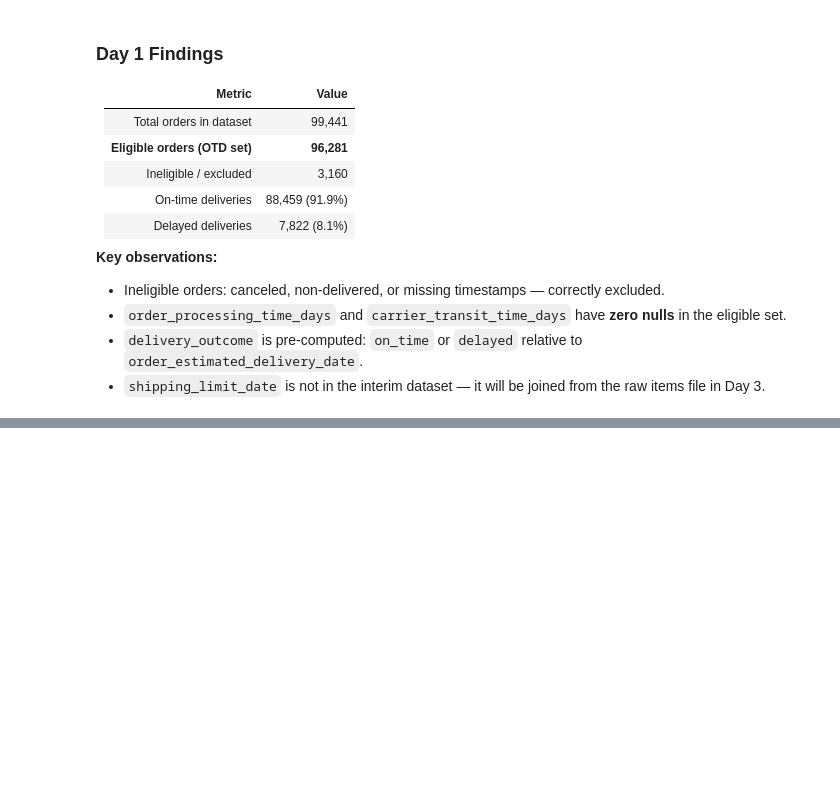
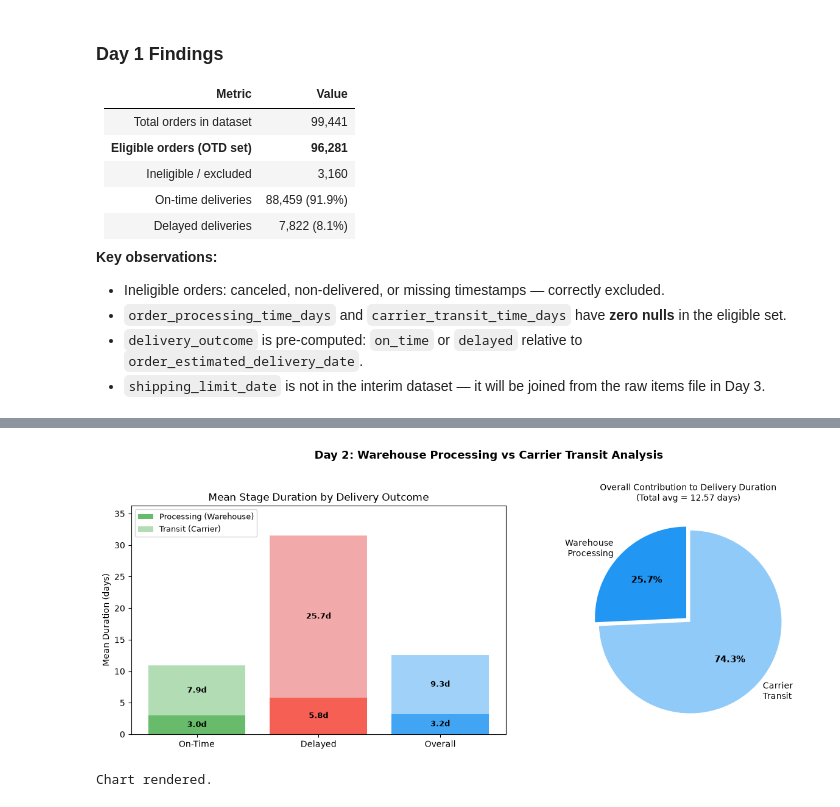
Before and after one commit to dog098263-ui/ecommerce-delivery-logistics-analysis, a Jupyter notebook: notebooks/02_carrier_analysis.ipynb, the cells around one changed output, grey strips where cells are left out. Drawn from its saved outputs; the diff is of its cells as text; code cells hidden in the pictures; blank space fills up the shorter version.

Commit message:
feat: analyze warehouse processing and carrier transit

```diff
--- a/notebooks/02_carrier_analysis.ipynb
+++ b/notebooks/02_carrier_analysis.ipynb
@@ -467,0 +535,70 @@ On-time delivery rate: 91.9%
+# %%
+# --- Visualization: Processing vs Transit contribution ---
+fig, axes = plt.subplots(1, 2, figsize=(13, 5))
+fig.suptitle('Day 2: Warehouse Processing vs Carrier Transit Analysis',
+             fontsize=13, fontweight='bold', y=1.01)
+
+# ── Plot 1: Stacked bar — mean stage durations by outcome ──────────────────
+ax1 = axes[0]
+outcomes  = ['on_time', 'delayed', 'overall']
+labels    = ['On-Time', 'Delayed', 'Overall']
+colors_p  = ['#4CAF50', '#F44336', '#2196F3']
+colors_t  = ['#A5D6A7', '#EF9A9A', '#90CAF9']
+
+proc_vals  = [
+    valid[valid['delivery_outcome']=='on_time']['processing_days'].mean(),
+    valid[valid['delivery_outcome']=='delayed']['processing_days'].mean(),
+    valid['processing_days'].mean()
+]
+tran_vals  = [
+    valid[valid['delivery_outcome']=='on_time']['transit_days'].mean(),
+    valid[valid['delivery_outcome']=='delayed']['transit_days'].mean(),
+    valid['transit_days'].mean()
+]
+
+x = range(len(labels))
+b1 = ax1.bar(x, proc_vals, label='Processing (Warehouse)', color=colors_p, alpha=0.85)
+b2 = ax1.bar(x, tran_vals, bottom=proc_vals, label='Transit (Carrier)', color=colors_t, alpha=0.85)
+
+# Value labels on bars
+for i, (p, t) in enumerate(zip(proc_vals, tran_vals)):
+    ax1.text(i, p / 2, f'{p:.1f}d', ha='center', va='center', fontsize=9, fontweight='bold')
+    ax1.text(i, p + t / 2, f'{t:.1f}d', ha='center', va='center', fontsize=9, fontweight='bold')
+
+ax1.set_xticks(list(x))
+ax1.set_xticklabels(labels)
+ax1.set_ylabel('Mean Duration (days)')
+ax1.set_title('Mean Stage Duration by Delivery Outcome')
+ax1.legend(loc='upper left', fontsize=9)
+ax1.set_ylim(0, max(p + t for p, t in zip(proc_vals, tran_vals)) * 1.15)
+
+# ── Plot 2: Pie — overall contribution ─────────────────────────────────────
+ax2 = axes[1]
+mean_p_all = valid['processing_days'].mean()
+mean_t_all = valid['transit_days'].mean()
+wedges, texts, autotexts = ax2.pie(
+    [mean_p_all, mean_t_all],
+    labels=['Warehouse\nProcessing', 'Carrier\nTransit'],
+    autopct='%1.1f%%',
+    colors=['#2196F3', '#90CAF9'],
+    startangle=90,
+    explode=(0.03, 0.03),
+    textprops={'fontsize': 10}
+)
+for at in autotexts:
+    at.set_fontsize(11)
+    at.set_fontweight('bold')
+ax2.set_title(
+    f'Overall Contribution to Delivery Duration\n'
+    f'(Total avg = {mean_p_all + mean_t_all:.2f} days)',
+    fontsize=10
+)
+
+plt.tight_layout()
+plt.savefig('../reports/figures/carrier_performance_day2_preview.png',
+            dpi=120, bbox_inches='tight')
+plt.show()
+print('Chart rendered.')
+# %% [output]
+[figure, added]
+Chart rendered.
```
Also changed, not shown: parts of 4 cells of this notebook, 3 other files.
